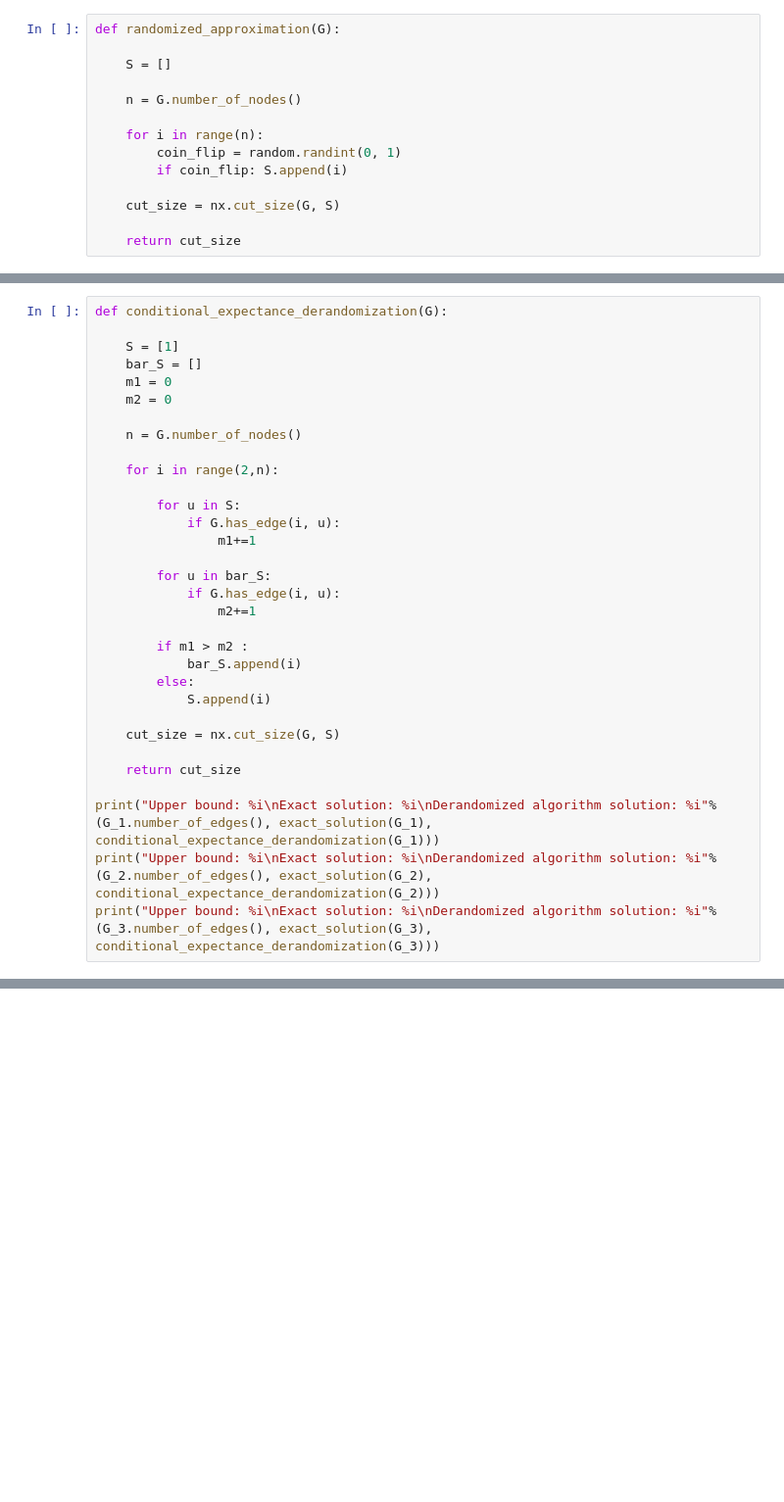
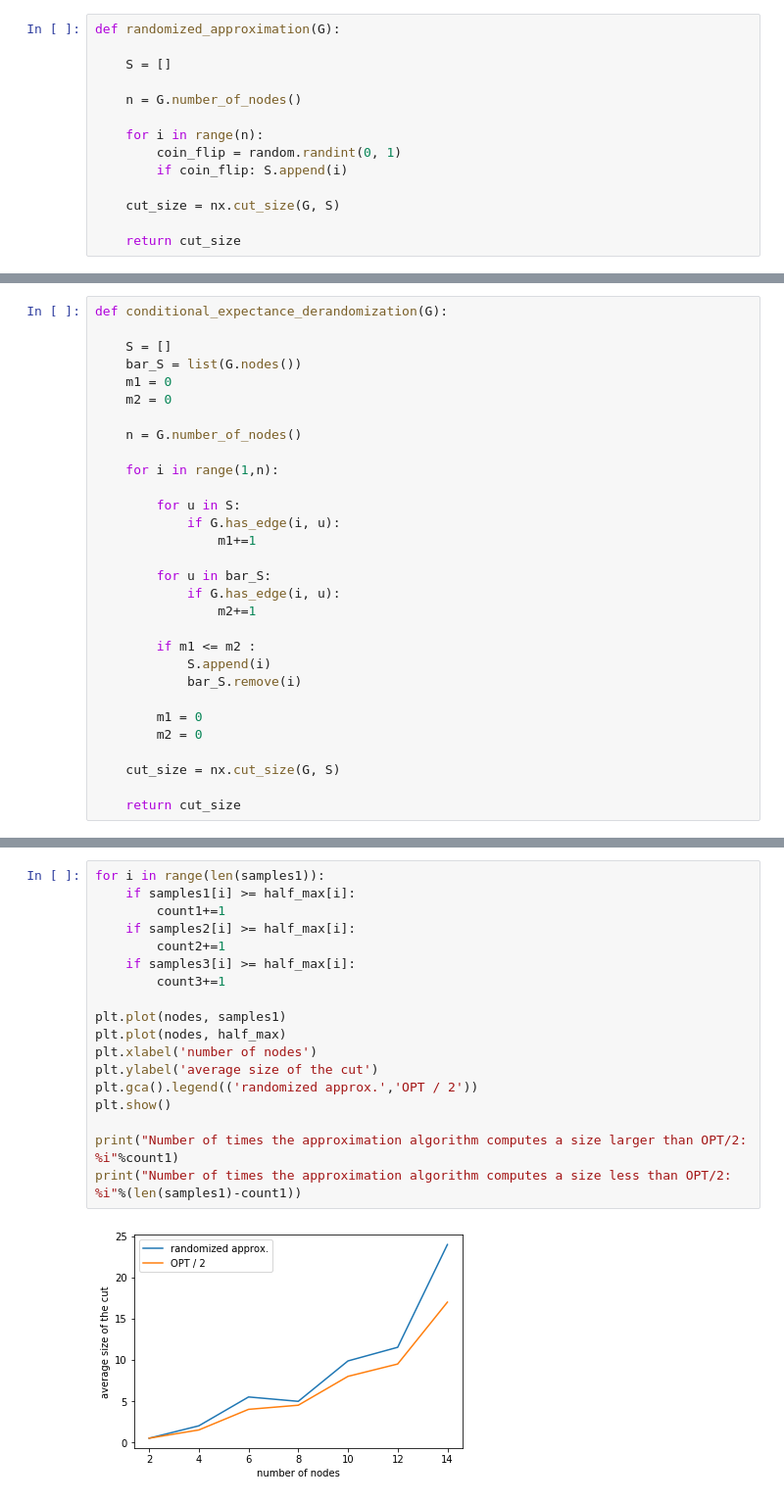
Before and after one commit to FilippoLari/Randomized-Approximation-And-Derandomization, a Jupyter notebook: Derandomization.ipynb, the cells around one changed output, grey strips where cells are left out. Shown at 98% size. Cells and saved outputs as stored; diff of their text form; blank space fills up the shorter version.

```diff
--- a/Derandomization.ipynb
+++ b/Derandomization.ipynb
@@ -331,14 +298,14 @@ This last piece of code implements the derandomization method based on condition
 # %%
 def conditional_expectance_derandomization(G):
 
-    S = [1]
-    bar_S = []
+    S = []
+    bar_S = list(G.nodes())
     m1 = 0
     m2 = 0
 
     n = G.number_of_nodes()
 
-    for i in range(2,n):
+    for i in range(1,n):
 
         for u in S:
             if G.has_edge(i, u):
@@ -348,15 +315,13 @@ def conditional_expectance_derandomization(G):
             if G.has_edge(i, u):
                 m2+=1
 
-        if m1 > m2 :
-            bar_S.append(i)
-        else:
+        if m1 <= m2 :
             S.append(i)
+            bar_S.remove(i)
+
+        m1 = 0
+        m2 = 0
 
     cut_size = nx.cut_size(G, S)
 
     return cut_size
-
-print("Upper bound: %i\nExact solution: %i\nDerandomized algorithm solution: %i"%(G_1.number_of_edges(), exact_solution(G_1), conditional_expectance_derandomization(G_1)))
-print("Upper bound: %i\nExact solution: %i\nDerandomized algorithm solution: %i"%(G_2.number_of_edges(), exact_solution(G_2), conditional_expectance_derandomization(G_2)))
-print("Upper bound: %i\nExact solution: %i\nDerandomized algorithm solution: %i"%(G_3.number_of_edges(), exact_solution(G_3), conditional_expectance_derandomization(G_3)))
@@ -376,0 +369,20 @@ Our implementations are correct, now we can try to look at which algorithms prov
+# %%
+for i in range(len(samples1)):
+    if samples1[i] >= half_max[i]:
+        count1+=1
+    if samples2[i] >= half_max[i]:
+        count2+=1
+    if samples3[i] >= half_max[i]:
+        count3+=1
+
+plt.plot(nodes, samples1)
+plt.plot(nodes, half_max)
+plt.xlabel('number of nodes')
+plt.ylabel('average size of the cut')
+plt.gca().legend(('randomized approx.','OPT / 2'))
+plt.show()
+
+print("Number of times the approximation algorithm computes a size larger than OPT/2: %i"%count1)
+print("Number of times the approximation algorithm computes a size less than OPT/2: %i"%(len(samples1)-count1))
+# %% [output]
+[figure, added]
```
Also changed, not shown: parts of 27 cells of this notebook.
